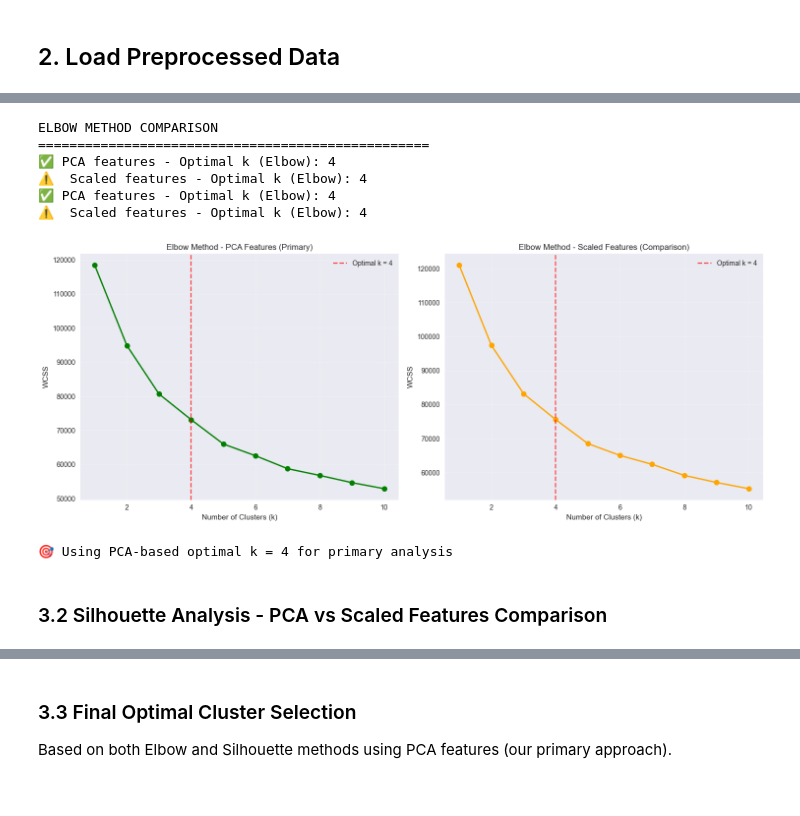
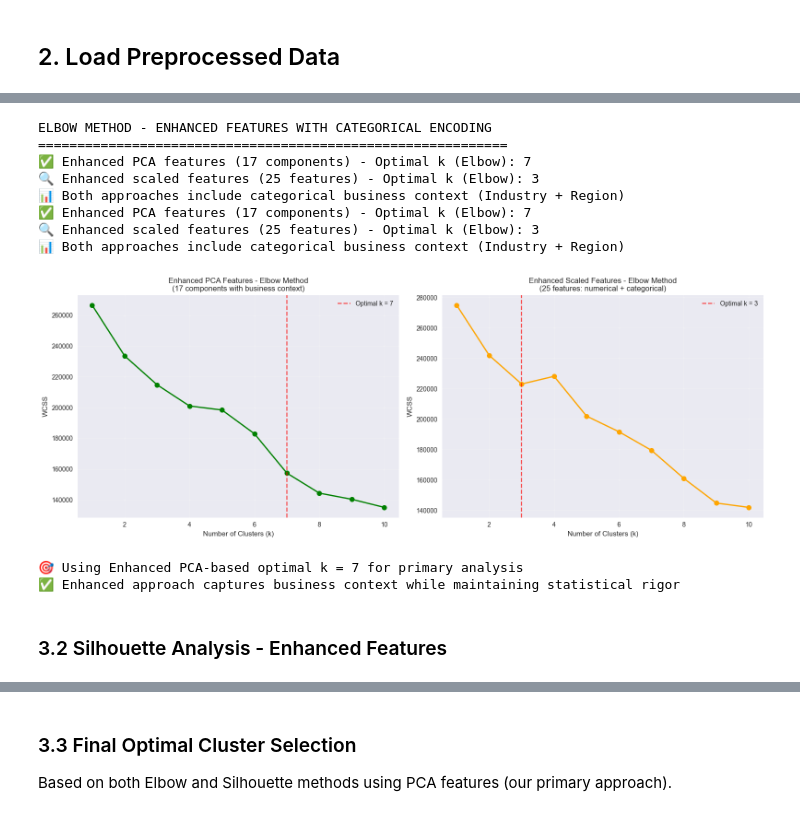
Before and after one commit to Jannik-m12/Clustering, a Jupyter notebook: Notebooks/03_Clustering_Analysis.ipynb, the cells around one changed output, grey strips where cells are left out. Cells and saved outputs as stored; diff of their text form; code cells hidden in the pictures.

```diff
--- a/Notebooks/03_Clustering_Analysis.ipynb
+++ b/Notebooks/03_Clustering_Analysis.ipynb
@@ -157,6 +291,7 @@ Maximum correlation in PCA features: 0.0000000000
 # %%
-# Elbow method for K-Means
+# Elbow method for K-Means using Enhanced Features
 def calculate_wcss(X, max_k=10):
+    """Calculate Within-Cluster Sum of Squares for different k values"""
     wcss = []
     k_range = range(1, max_k + 1)
 
@@ -167,63 +302,71 @@ def calculate_wcss(X, max_k=10):
 
     return k_range, wcss
 
-# Calculate WCSS for both PCA and scaled features
-print("ELBOW METHOD COMPARISON")
-print("="*50)
+# Calculate WCSS for Enhanced Features (both PCA and scaled)
+print("ELBOW METHOD - ENHANCED FEATURES WITH CATEGORICAL ENCODING")
+print("="*60)
 
-# PCA features (primary analysis)
-k_range, wcss_pca = calculate_wcss(X_pca, max_k=10)
-knee_locator_pca = KneeLocator(k_range, wcss_pca, curve='convex', direction='decreasing')
+# Import required library
+from kneed import KneeLocator
+
+# Enhanced PCA features (primary analysis)
+k_range, wcss_pca_enhanced = calculate_wcss(X_pca, max_k=10)
+knee_locator_pca = KneeLocator(k_range, wcss_pca_enhanced, curve='convex', direction='decreasing')
 optimal_k_elbow_pca = knee_locator_pca.elbow
 
-# Scaled features (comparison)
-k_range, wcss_scaled = calculate_wcss(X_scaled, max_k=10)
-knee_locator_scaled = KneeLocator(k_range, wcss_scaled, curve='convex', direction='decreasing')
+# Enhanced scaled features (comparison)
+k_range, wcss_scaled_enhanced = calculate_wcss(X_scaled, max_k=10)
+knee_locator_scaled = KneeLocator(k_range, wcss_scaled_enhanced, curve='convex', direction='decreasing')
 optimal_k_elbow_scaled = knee_locator_scaled.elbow
 
-print(f"✅ PCA features - Optimal k (Elbow): {optimal_k_elbow_pca}")
-print(f"⚠️  Scaled features - Optimal k (Elbow): {optimal_k_elbow_scaled}")
+print(f"✅ Enhanced PCA features ({X_pca.shape[1]} components) - Optimal k (Elbow): {optimal_k_elbow_pca}")
+print(f"🔍 Enhanced scaled features ({X_scaled.shape[1]} features) - Optimal k (Elbow): {optimal_k_elbow_scaled}")
+print(f"📊 Both approaches include categorical business context (Industry + Region)")
 
-# Plot comparison elbow curves
-fig, axes = plt.subplots(1, 2, figsize=(15, 6))
+# Plot enhanced approach elbow curves
+fig, axes = plt.subplots(1, 2, figsize=(16, 6))
 
-# PCA elbow curve
-axes[0].plot(k_range, wcss_pca, 'bo-', linewidth=2, markersize=8, color='green')
+# Enhanced PCA elbow curve
+axes[0].plot(k_range, wcss_pca_enhanced, 'bo-', linewidth=2, markersize=8, color='green')
 axes[0].axvline(x=optimal_k_elbow_pca, color='red', linestyle='--', alpha=0.7,
                 label=f'Optimal k = {optimal_k_elbow_pca}')
 axes[0].set_xlabel('Number of Clusters (k)')
 axes[0].set_ylabel('WCSS')
-axes[0].set_title('Elbow Method - PCA Features (Primary)')
+axes[0].set_title(f'Enhanced PCA Features - Elbow Method\n({X_pca.shape[1]} components with business context)')
 axes[0].legend()
 axes[0].grid(True, alpha=0.3)
 
-# Scaled elbow curve
-axes[1].plot(k_range, wcss_scaled, 'bo-', linewidth=2, markersize=8, color='orange')
+# Enhanced scaled elbow curve
+axes[1].plot(k_range, wcss_scaled_enhanced, 'bo-', linewidth=2, markersize=8, color='orange')
 axes[1].axvline(x=optimal_k_elbow_scaled, color='red', linestyle='--', alpha=0.7,
                 label=f'Optimal k = {optimal_k_elbow_scaled}')
 axes[1].set_xlabel('Number of Clusters (k)')
 axes[1].set_ylabel('WCSS')
-axes[1].set_title('Elbow Method - Scaled Features (Comparison)')
+axes[1].set_title(f'Enhanced Scaled Features - Elbow Method\n({X_scaled.shape[1]} features: numerical + categorical)')
 axes[1].legend()
 axes[1].grid(True, alpha=0.3)
 
 plt.tight_layout()
 plt.show()
 
 # Store optimal k for primary analysis
 optimal_k_elbow = optimal_k_elbow_pca
-print(f"\n🎯 Using PCA-based optimal k = {optimal_k_elbow} for primary analysis")
+print(f"\n🎯 Using Enhanced PCA-based optimal k = {optimal_k_elbow} for primary analysis")
+print(f"✅ Enhanced approach captures business context while maintaining statistical rigor")
 # %% [output]
-ELBOW METHOD COMPARISON
-==================================================
-✅ PCA features - Optimal k (Elbow): 4
-⚠️  Scaled features - Optimal k (Elbow): 4
-✅ PCA features - Optimal k (Elbow): 4
-⚠️  Scaled features - Optimal k (Elbow): 4
+ELBOW METHOD - ENHANCED FEATURES WITH CATEGORICAL ENCODING
+============================================================
+✅ Enhanced PCA features (17 components) - Optimal k (Elbow): 7
+🔍 Enhanced scaled features (25 features) - Optimal k (Elbow): 3
+📊 Both approaches include categorical business context (Industry + Region)
+✅ Enhanced PCA features (17 components) - Optimal k (Elbow): 7
+🔍 Enhanced scaled features (25 features) - Optimal k (Elbow): 3
+📊 Both approaches include categorical business context (Industry + Region)
-[figure, old version]
+[figure, new version]
-🎯 Using PCA-based optimal k = 4 for primary analysis
+🎯 Using Enhanced PCA-based optimal k = 7 for primary analysis
+✅ Enhanced approach captures business context while maintaining statistical rigor
 # %% [markdown]
-### 3.2 Silhouette Analysis - PCA vs Scaled Features Comparison
+### 3.2 Silhouette Analysis - Enhanced Features
 # %%
 # Silhouette analysis
 def calculate_silhouette_scores(X, max_k=10):
```
Also changed, not shown: parts of 11 cells of this notebook, 20 other files.
